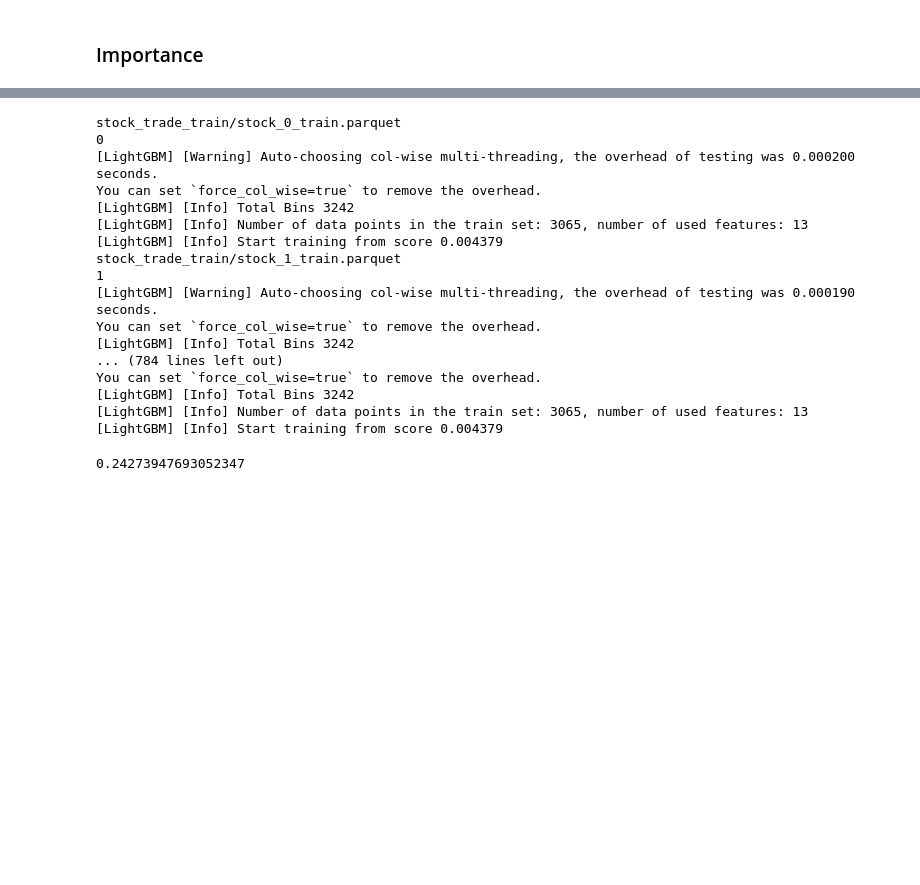
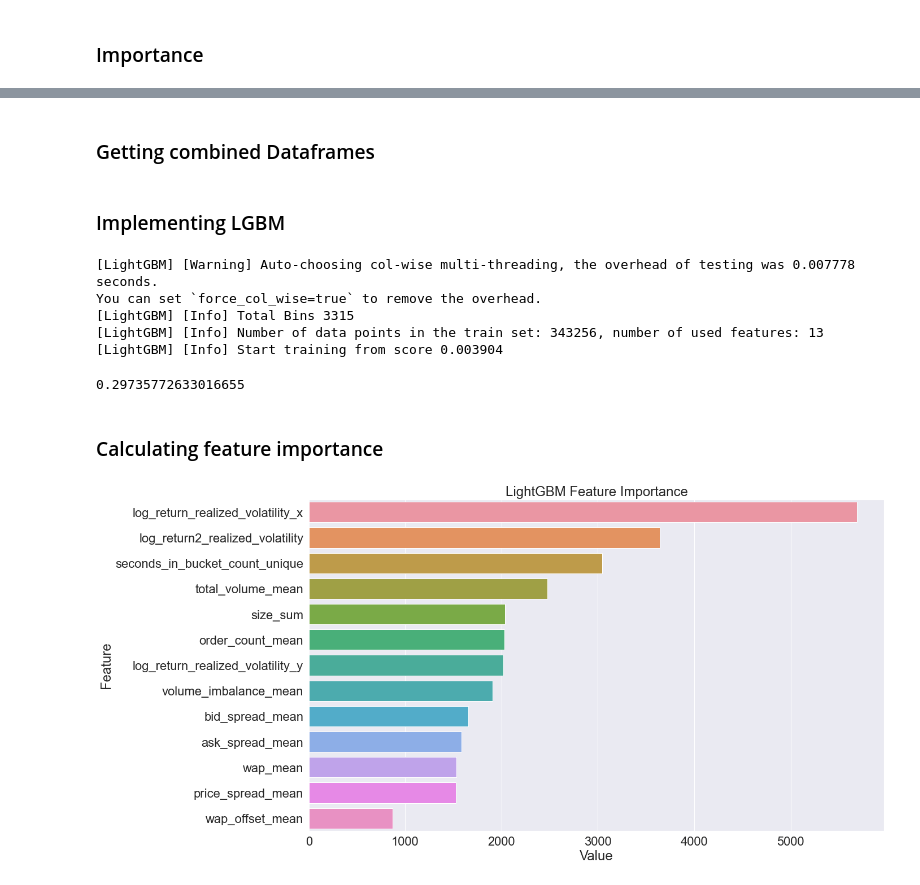
Before and after one commit to gilessssss/9417optivized, a Jupyter notebook: hugoStuff.ipynb, the cells around one changed output, grey strips where cells are left out. Saved outputs shown, nothing was run; the diff lists cells and outputs as text; code cells hidden in the pictures; blank space fills up the shorter version.

Commit message:
adjusted and added feature importance

```diff
--- a/hugoStuff.ipynb
+++ b/hugoStuff.ipynb
@@ -137,0 +137,2 @@ def RMSPEMetric():
+# %% [markdown]
+### Getting combined Dataframes
@@ -138,47 +159,36 @@ def RMSPEMetric():
+# %% [markdown]
+### Implementing LGBM
 # %%
-total = 0
-total_size = 0
-warnings.filterwarnings("ignore")
+params = {
+    'learning_rate': 0.05,
+    'boosting_type': 'dart',
+    'objective': 'RMSE',
+}
 
-for i in range(127):
-    if not isValidStock(i):
-        continue
+train = lgbm.Dataset(X_train, label=y_train)
+test = lgbm.Dataset(X_test, label=y_test)
 
-    print(i)
-
-    X_train, X_test, y_train, y_test = generate_train_and_test(1)
-
-    params = {
-        'n_jobs': 8,
-        'objective': 'RMSE',
-    }
-
-    train = lgbm.Dataset(X_train, label=y_train)
-    test = lgbm.Dataset(X_test, label=y_test)
-
-    clf = lgbm.train(params, train, 1000, valid_sets=[train, test], feval=RMSPEMetric(), early_stopping_rounds=100, verbose_eval = False)
-
-    total += clf.best_score.get('valid_1')['RMSPE'] * X_test.shape[0]
-    total_size += X_test.shape[0]
-
-total_RSMPE = total / total_size
-total_RSMPE
+clf = lgbm.train(params, train, 1000, valid_sets=[train, test], feval=RMSPEMetric(), early_stopping_rounds=100, verbose_eval = False)
+clf.best_score.get('valid_1')['RMSPE']
 # %% [output]
-stock_trade_train/stock_0_train.parquet
-0
-[LightGBM] [Warning] Auto-choosing col-wise multi-threading, the overhead of testing was 0.000200 seconds.
+[LightGBM] [Warning] Auto-choosing col-wise multi-threading, the overhead of testing was 0.007778 seconds.
 You can set `force_col_wise=true` to remove the overhead.
-[LightGBM] [Info] Total Bins 3242
-[LightGBM] [Info] Number of data points in the train set: 3065, number of used features: 13
-[LightGBM] [Info] Start training from score 0.004379
-stock_trade_train/stock_1_train.parquet
-1
-[LightGBM] [Warning] Auto-choosing col-wise multi-threading, the overhead of testing was 0.000190 seconds.
-You can set `force_col_wise=true` to remove the overhead.
-[LightGBM] [Info] Total Bins 3242
-... (784 lines left out)
-You can set `force_col_wise=true` to remove the overhead.
-[LightGBM] [Info] Total Bins 3242
-[LightGBM] [Info] Number of data points in the train set: 3065, number of used features: 13
-[LightGBM] [Info] Start training from score 0.004379
+[LightGBM] [Info] Total Bins 3315
+[LightGBM] [Info] Number of data points in the train set: 343256, number of used features: 13
+[LightGBM] [Info] Start training from score 0.003904
-0.24273947693052347
+0.29735772633016655
+# %% [markdown]
+### Calculating feature importance
+# %%
+def plotImp(model, X , num = 20, fig_size = (20, 10)):
+    feature_imp = pd.DataFrame({'Value':model.feature_importance(),'Feature':X.columns})
+    plt.figure(figsize=fig_size)
+    sns.set(font_scale = 2)
+    sns.barplot(x="Value", y="Feature", data=feature_imp.sort_values(by="Value", ascending=False)[0:num])
+    plt.title('LightGBM Feature Importance')
+    plt.tight_layout()
+    plt.show()
+
+plotImp(clf, X_train)
+# %% [output]
+[figure, added]
```
Also changed, not shown: parts of 6 cells of this notebook.
